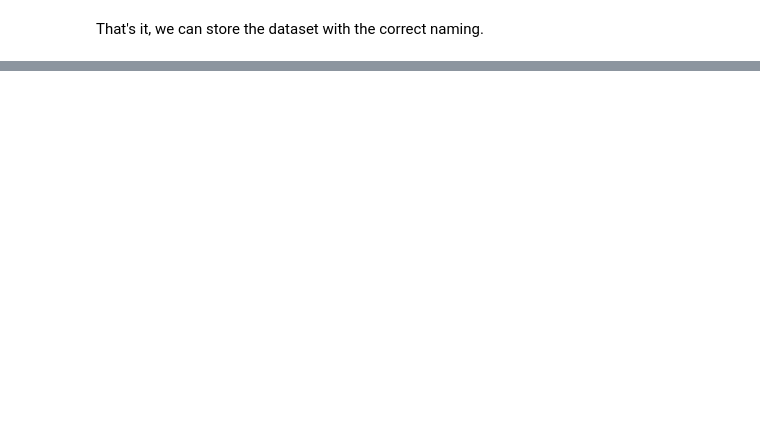
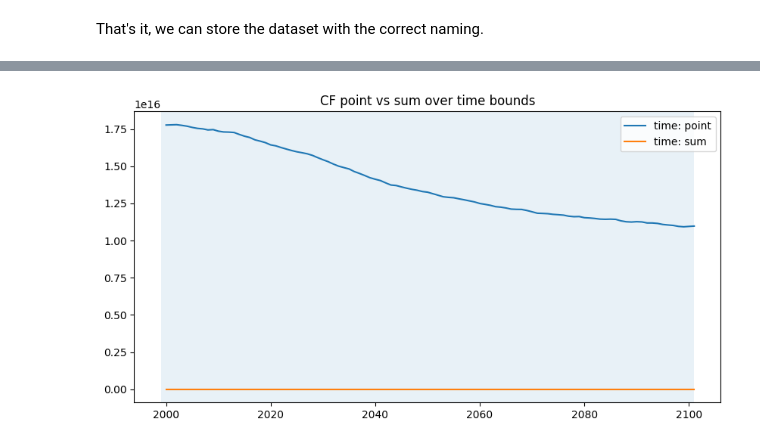
Before and after one commit to joh-brunner/glaciermip4-nc, a Jupyter notebook: from_oggm_data.ipynb, the cells around one changed output, grey strips where cells are left out. Cells and saved outputs as stored; diff of their text form; code cells hidden in the pictures; blank space fills up the shorter version.

```diff
--- a/from_oggm_data.ipynb
+++ b/from_oggm_data.ipynb
@@ -201,0 +202,43 @@ BokehModel(combine_events=True, render_bundle={'docs_json': {'e7c509e3-6d7e-4f24
+# %%
+import iris
+import matplotlib.pyplot as plt
+
+# Load CF dataset
+cubes = iris.load(filename)
+
+# --- extract variables (change names if needed) ---
+point = cubes.extract("mass")[0]   # CF: point
+sumvar = cubes.extract("frontal_abl")[0]       # CF: sum over bounds
+
+# Time bounds
+bounds = sumvar.coord().bounds
+
+# Figure
+fig, ax = plt.subplots(figsize=(10, 5))
+
+# CF point variable
+iplt.plot(
+    point,
+    axes=ax,
+    label="time: point"
+)
+
+# CF sum variable
+iplt.plot(
+    sumvar,
+    axes=ax,
+    label="time: sum"
+)
+
+# Visualize time bounds
+if bounds is not None:
+    bound_datetimes = sumvar.coord().units.num2date(bounds)
+    for b in bound_datetimes:
+        ax.axvspan(b[0], b[1], alpha=0.1)
+        print(b[0])
+
+ax.set_title("CF point vs sum over time bounds")
+ax.legend()
+
+plt.show()
+# %% [output]
@@ -201,0 +262 @@ BokehModel(combine_events=True, render_bundle={'docs_json': {'e7c509e3-6d7e-4f24
+[figure, added]
```
Also changed, not shown: parts of 7 cells of this notebook, 3 other files.
